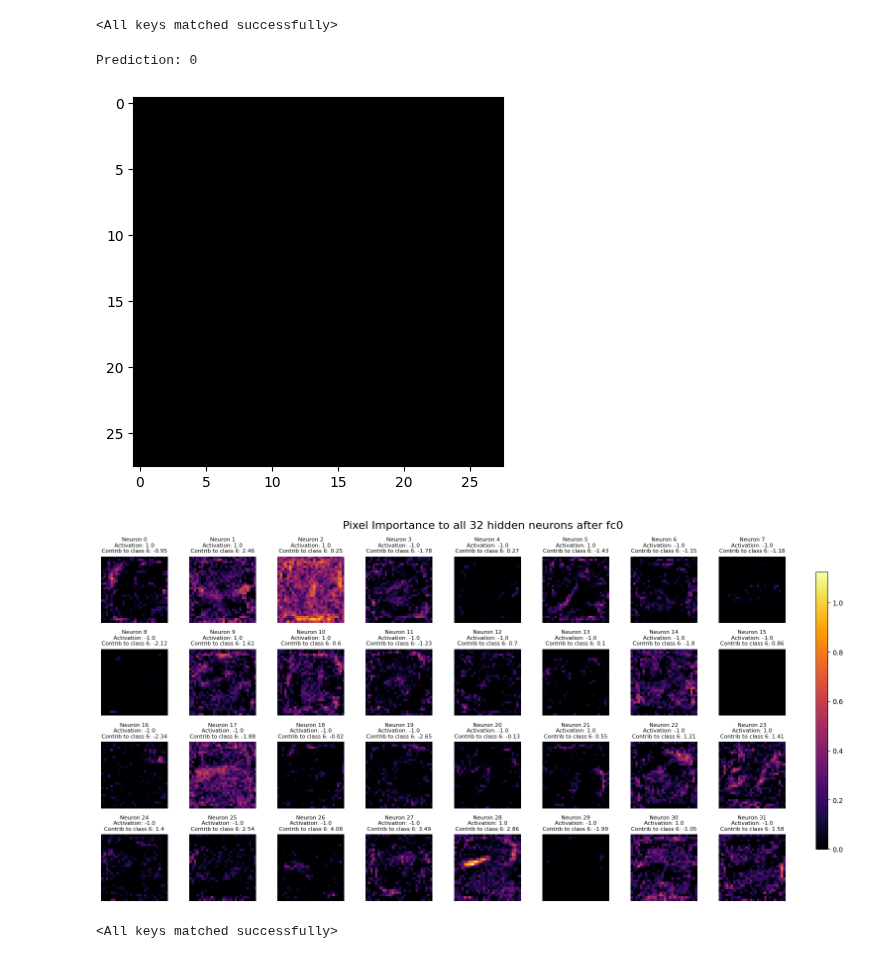
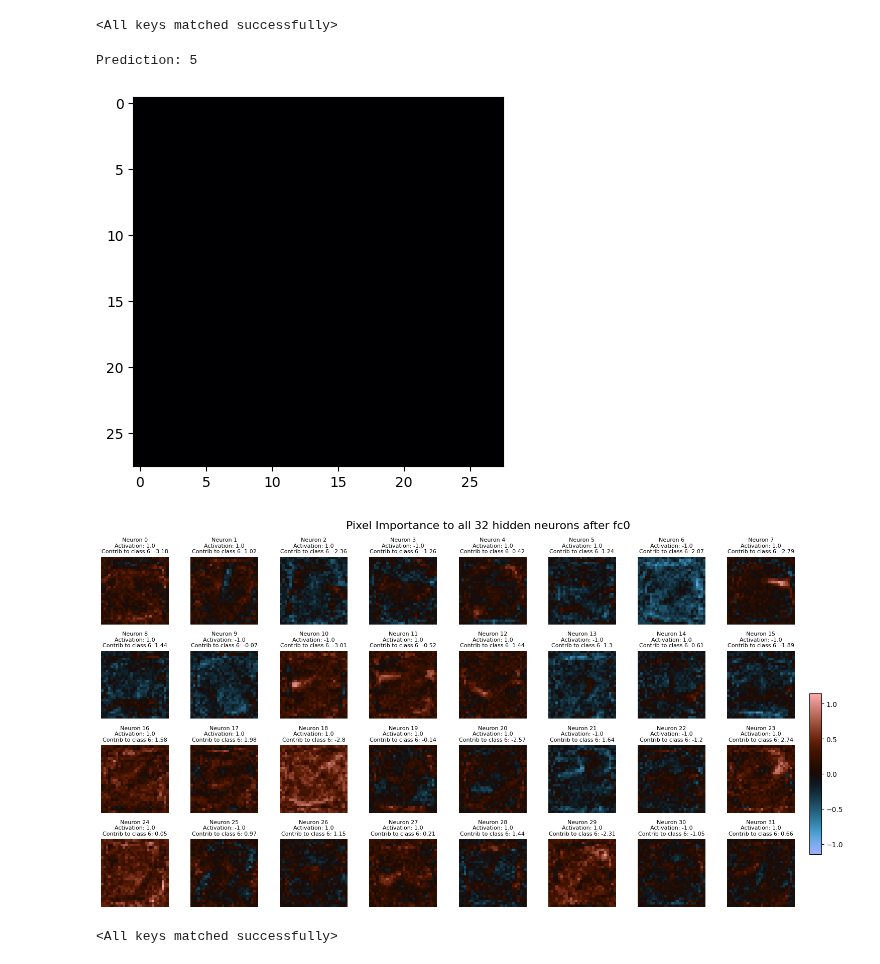
Before and after one commit to kns357/ANN_MA_Kaito, a Jupyter notebook: 04_neuron_attention.ipynb, the cells around one changed output. Cells and saved outputs as stored; diff of their text form; code cells hidden in the pictures.

```diff
--- a/04_neuron_attention.ipynb
+++ b/04_neuron_attention.ipynb
@@ -92,38 +92,38 @@ weights = net.fc0.weight.detach().cpu()
 biases = net.fc0.bias.detach().cpu()
 contribs = weights * img_flat #[32, 784]
 
 #normalise to [0, 1]
 contribs_imgs = (contribs / contribs.max()).view(-1, 28, 28)
 
 mask = torch.where(
     contribs_imgs == 0,
     torch.tensor(0.0, device=contribs_imgs.device),
     torch.tensor(1.0, device=contribs_imgs.device)
 )
 
 contribs_imgs += biases[:, None, None]
-contribs_imgs *= mask #remove bias where background = 0 for visualisation
+#contribs_imgs *= mask #remove bias where background = 0 for visualisation
 
 activations = torch.tanh(net.fc0(img.view(1, -1).cuda())).squeeze()
 final_contribution = [round(con.item(), 2) for con in compute_final_contributions(net, activations, dig_to_check)]
 
 fig, axes = plt.subplots(4, 8, figsize=(16, 8))
 vmax = contribs_imgs.max().item()
 
 for i, ax in enumerate(axes.flat):
-    im = ax.imshow(contribs_imgs[i], cmap='inferno', vmin=0, vmax=vmax)
+    im = ax.imshow(contribs_imgs[i], cmap='berlin', vmin=-vmax, vmax=vmax)
     ax.set_title(f'Neuron {i}\nActivation: {round(activations[i].item(), 3)}\nContrib to class {dig_to_check}: {final_contribution[i]}', fontsize=8)
     ax.axis('off')
 
 fig.suptitle('Pixel Importance to all 32 hidden neurons after fc0', fontsize=16)
-cbar_ax = fig.add_axes([0.92, 0.15, 0.015, 0.7])
+cbar_ax = fig.add_axes([0.9, 0.15, 0.015, 0.4])
 fig.colorbar(im, cax=cbar_ax)
 plt.tight_layout(rect=[0, 0, 0.9, 1])
 plt.show()
 # %% [output]
-Prediction: 0
+Prediction: 5
 [figure]
-[figure, old version]
+[figure, new version]
 # %%
 net1 = Net(input_size, hidden_size0, hidden_size1, out_size)
 CUDA = torch.cuda.is_available()
```
Also changed, not shown: parts of 8 cells of this notebook, 11 other files.
